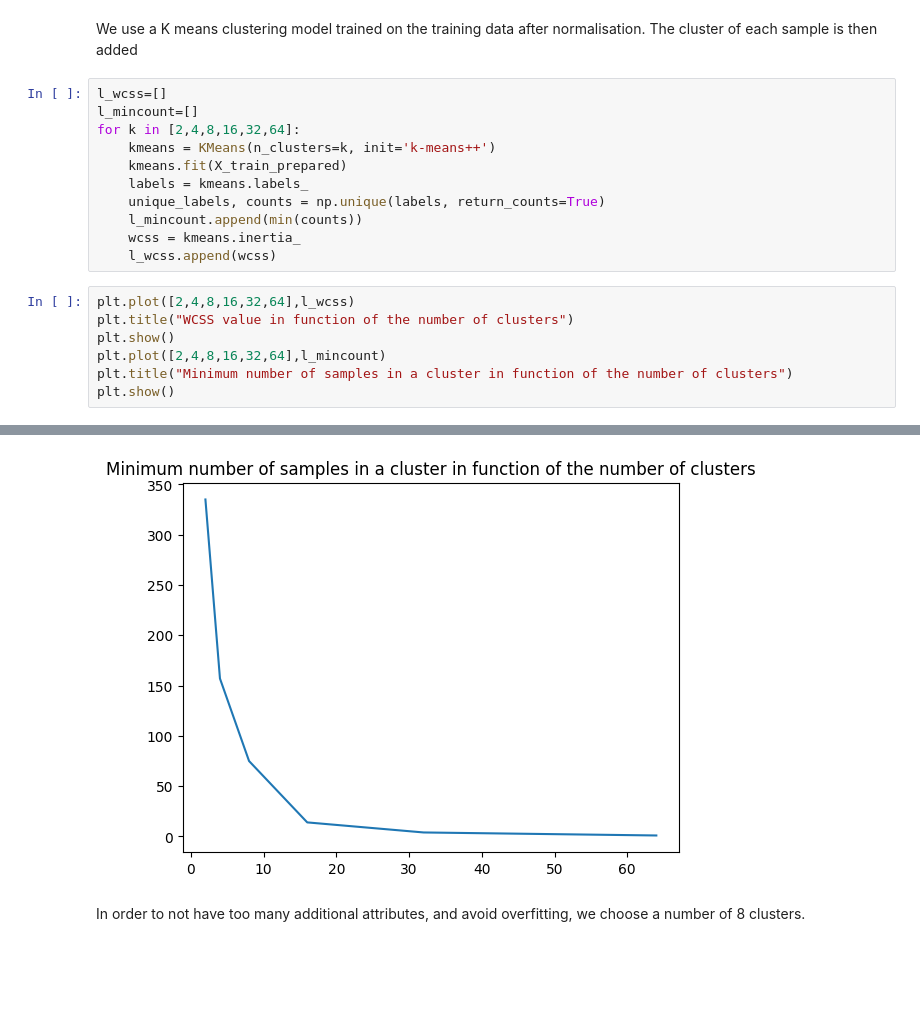
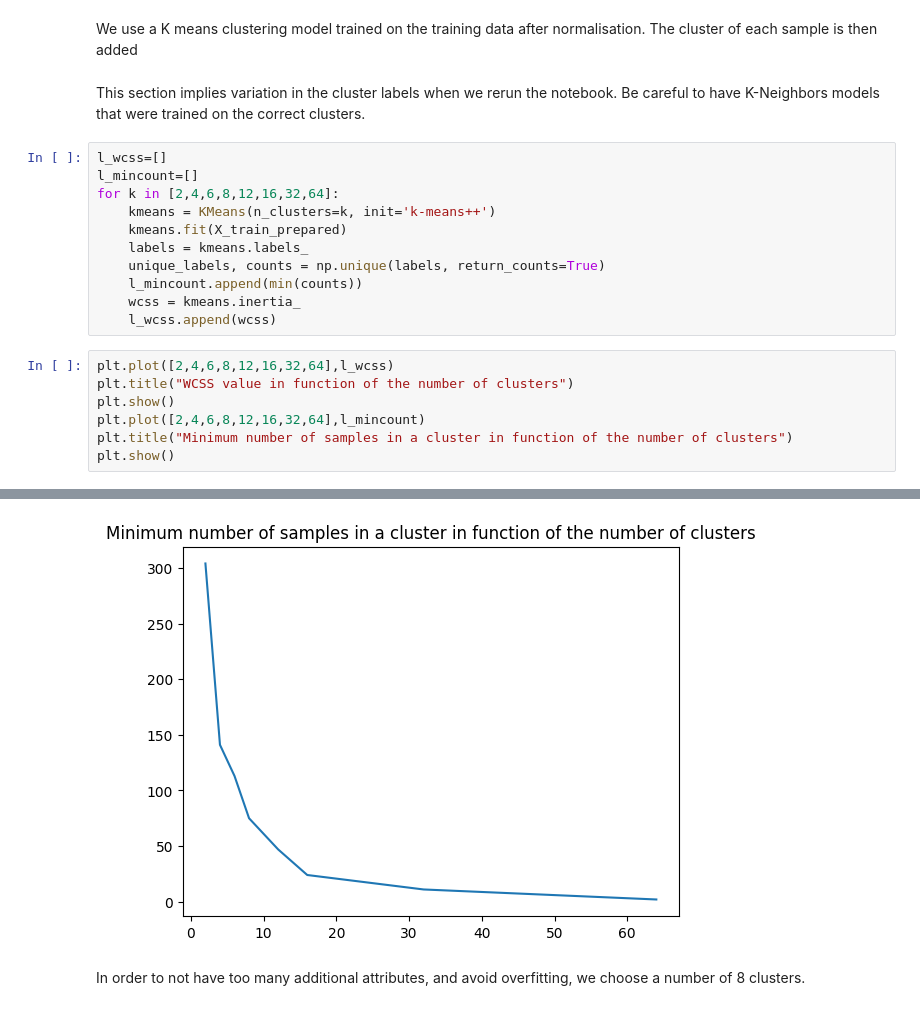
Before and after one commit to guimath/TMDb-Data-Mining, a Jupyter notebook: regression_classification.ipynb, the cells around one changed output, grey strips where cells are left out. Saved outputs shown, nothing was run; the diff lists cells and outputs as text; blank space fills up the shorter version.

```diff
--- a/regression_classification.ipynb
+++ b/regression_classification.ipynb
@@ -143,10 +145,12 @@ y_train_classification = np.array(dataset_train_preprocessed[target_feature_clas
 ## K means ++ clustering
 # %% [markdown]
 We use a K means clustering model trained on the training data after normalisation. The cluster of each sample is then added
+# %% [markdown]
+This section implies variation in the cluster labels when we rerun the notebook. Be careful to have K-Neighbors models that were trained on the correct clusters.
 # %%
 l_wcss=[]
 l_mincount=[]
-for k in [2,4,8,16,32,64]:
+for k in [2,4,6,8,12,16,32,64]:
     kmeans = KMeans(n_clusters=k, init='k-means++')
     kmeans.fit(X_train_prepared)
     labels = kmeans.labels_
@@ -155,10 +159,10 @@ for k in [2,4,8,16,32,64]:
     wcss = kmeans.inertia_
     l_wcss.append(wcss)
 # %%
-plt.plot([2,4,8,16,32,64],l_wcss)
+plt.plot([2,4,6,8,12,16,32,64],l_wcss)
 plt.title("WCSS value in function of the number of clusters")
 plt.show()
-plt.plot([2,4,8,16,32,64],l_mincount)
+plt.plot([2,4,6,8,12,16,32,64],l_mincount)
 plt.title("Minimum number of samples in a cluster in function of the number of clusters")
 plt.show()
 # %% [output]
@@ -166,4 +170,4 @@ plt.show()
-[figure, old version]
+[figure, new version]
 # %% [markdown]
 In order to not have too many additional attributes, and avoid overfitting, we choose a number of 8 clusters.
 # %%
```
Also changed, not shown: parts of 17 cells of this notebook.
